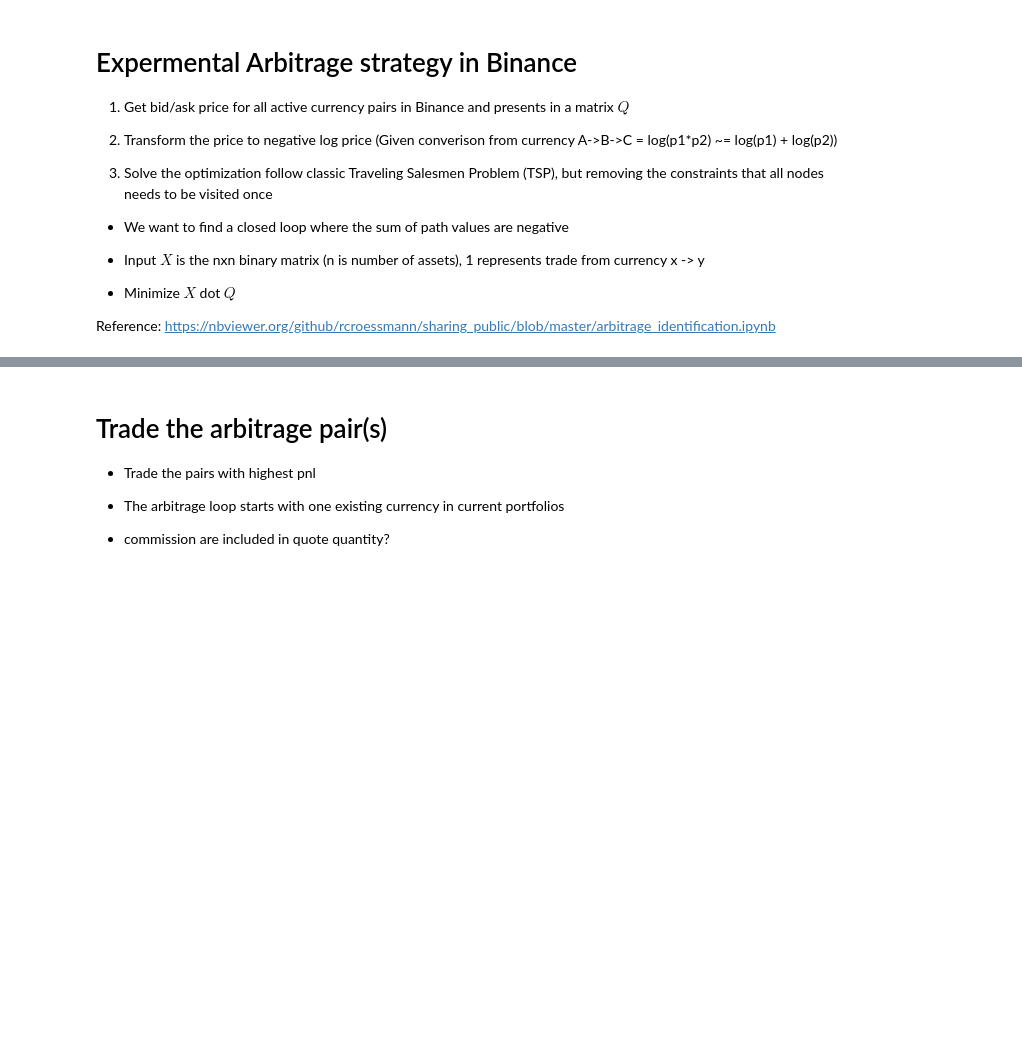
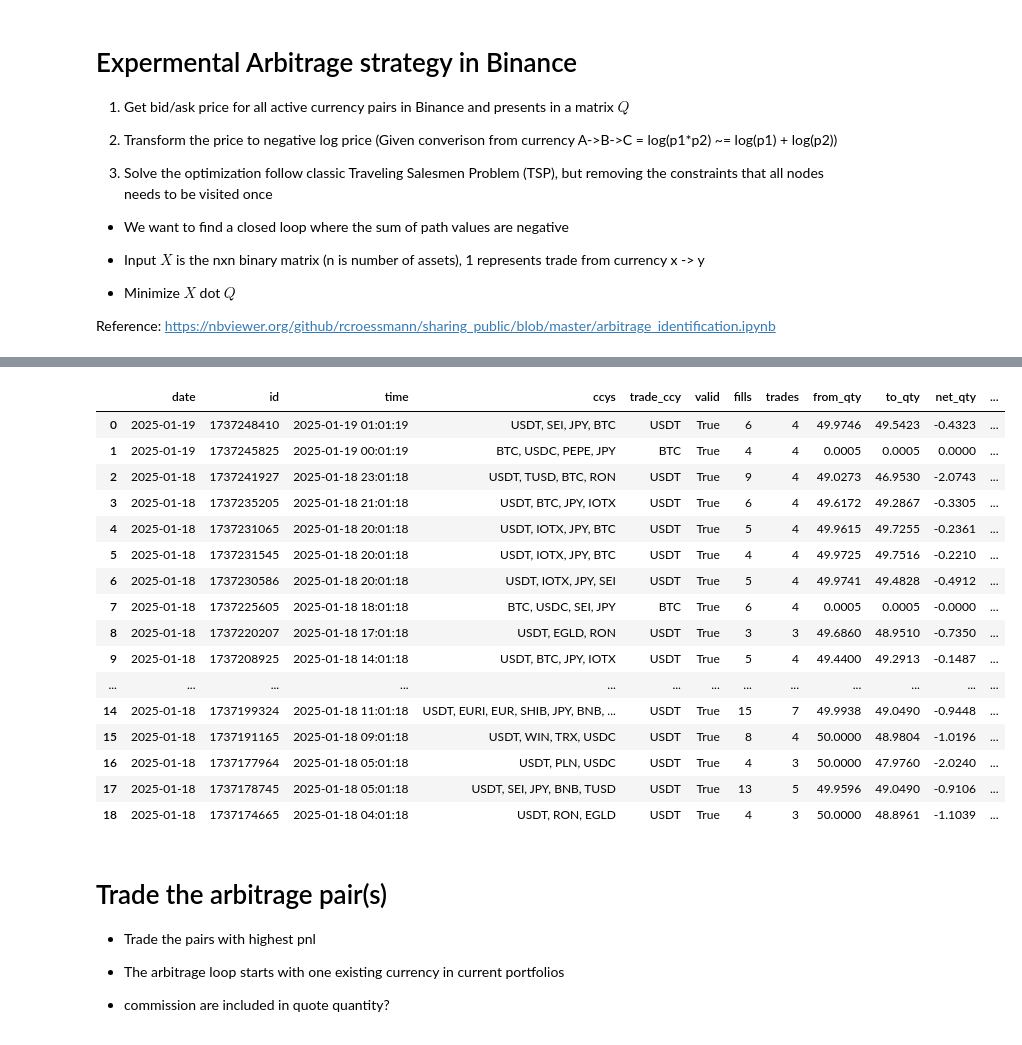
Before and after one commit to lok419/my-trading, a Jupyter notebook: strategy_v3/notebook/Binance Arbitrage.ipynb, the cells around one changed output, grey strips where cells are left out. Saved outputs shown, nothing was run; the diff lists cells and outputs as text; code cells hidden in the pictures; blank space fills up the shorter version.

```diff
--- a/strategy_v3/notebook/Binance Arbitrage.ipynb
+++ b/strategy_v3/notebook/Binance Arbitrage.ipynb
@@ -115,3 +188,50 @@ db.query('''
+# %%
+df_fills_agg = duckdb.query("""--sql
+    select
+        "date"
+        , id
+        , "time"
+        , ccys
+        , t1.trade_ccy
+        , first(from_asset) = last(to_asset) as valid
+        , sum(fills)::int as fills
+        , count(1) as trades
+        , first(from_qty) as from_qty
+        , last(to_qty) as to_qty
+        , last(to_qty) - first(from_qty) as net_qty
+        , net_qty * avg(price) as net_pnl_usd
+        , 10000 * net_qty / first(from_qty) as realized_pnl
+        , 10000 * (product(theo_px) - 1) as theo_gross_pnl
+        , 10000 * (product(theo_px_w_fee) - 1) as theo_net_pnl
+        , 10000 * (product(1+px_slippage/10000)-1) as px_slippage
+        , 10000 * (product(1+qty_slippage/10000)-1) as qty_slippage
+        , 10000 * (product(1+comms/10000)-1) as comms
+
+    from df_fills t1
+    left join df_trade_ccy_price t2 on t1.trade_ccy = t2.trade_ccy
+    group by "date", id, "time", ccys, t1.trade_ccy
+    order by time desc
+""").to_df()
+
+df_fills_agg
+# %% [output]
+|  | date | id | time | ccys | trade_ccy | valid | fills | trades | from_qty | to_qty | net_qty | ... |
+| 0 | 2025-01-19 | 1737248410 | 2025-01-19 01:01:19 | USDT, SEI, JPY, BTC | USDT | True | 6 | 4 | 49.9746 | 49.5423 | -0.4323 | ... |
+| 1 | 2025-01-19 | 1737245825 | 2025-01-19 00:01:19 | BTC, USDC, PEPE, JPY | BTC | True | 4 | 4 | 0.0005 | 0.0005 | 0.0000 | ... |
+| 2 | 2025-01-18 | 1737241927 | 2025-01-18 23:01:18 | USDT, TUSD, BTC, RON | USDT | True | 9 | 4 | 49.0273 | 46.9530 | -2.0743 | ... |
+| 3 | 2025-01-18 | 1737235205 | 2025-01-18 21:01:18 | USDT, BTC, JPY, IOTX | USDT | True | 6 | 4 | 49.6172 | 49.2867 | -0.3305 | ... |
+| 4 | 2025-01-18 | 1737231065 | 2025-01-18 20:01:18 | USDT, IOTX, JPY, BTC | USDT | True | 5 | 4 | 49.9615 | 49.7255 | -0.2361 | ... |
+| 5 | 2025-01-18 | 1737231545 | 2025-01-18 20:01:18 | USDT, IOTX, JPY, BTC | USDT | True | 4 | 4 | 49.9725 | 49.7516 | -0.2210 | ... |
+| 6 | 2025-01-18 | 1737230586 | 2025-01-18 20:01:18 | USDT, IOTX, JPY, SEI | USDT | True | 5 | 4 | 49.9741 | 49.4828 | -0.4912 | ... |
+| 7 | 2025-01-18 | 1737225605 | 2025-01-18 18:01:18 | BTC, USDC, SEI, JPY | BTC | True | 6 | 4 | 0.0005 | 0.0005 | -0.0000 | ... |
+| 8 | 2025-01-18 | 1737220207 | 2025-01-18 17:01:18 | USDT, EGLD, RON | USDT | True | 3 | 3 | 49.6860 | 48.9510 | -0.7350 | ... |
+| 9 | 2025-01-18 | 1737208925 | 2025-01-18 14:01:18 | USDT, BTC, JPY, IOTX | USDT | True | 5 | 4 | 49.4400 | 49.2913 | -0.1487 | ... |
+| ... | ... | ... | ... | ... | ... | ... | ... | ... | ... | ... | ... | ... |
+| 14 | 2025-01-18 | 1737199324 | 2025-01-18 11:01:18 | USDT, EURI, EUR, SHIB, JPY, BNB, ... | USDT | True | 15 | 7 | 49.9938 | 49.0490 | -0.9448 | ... |
+| 15 | 2025-01-18 | 1737191165 | 2025-01-18 09:01:18 | USDT, WIN, TRX, USDC | USDT | True | 8 | 4 | 50.0000 | 48.9804 | -1.0196 | ... |
+| 16 | 2025-01-18 | 1737177964 | 2025-01-18 05:01:18 | USDT, PLN, USDC | USDT | True | 4 | 3 | 50.0000 | 47.9760 | -2.0240 | ... |
+| 17 | 2025-01-18 | 1737178745 | 2025-01-18 05:01:18 | USDT, SEI, JPY, BNB, TUSD | USDT | True | 13 | 5 | 49.9596 | 49.0490 | -0.9106 | ... |
+| 18 | 2025-01-18 | 1737174665 | 2025-01-18 04:01:18 | USDT, RON, EGLD | USDT | True | 4 | 3 | 50.0000 | 48.8961 | -1.1039 | ... |
 # %% [markdown]
 # Trade the arbitrage pair(s)
 - Trade the pairs with highest pnl
```
Also changed, not shown: parts of 8 cells of this notebook, 2 other files.
